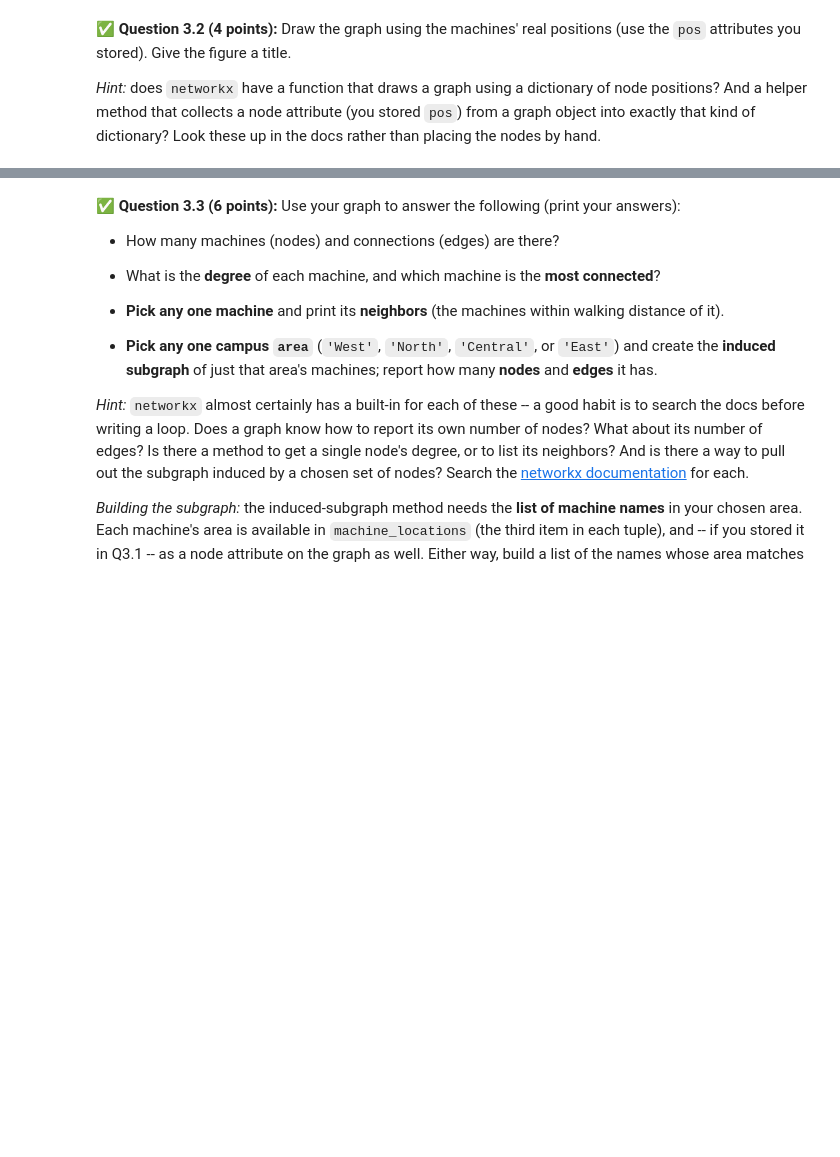
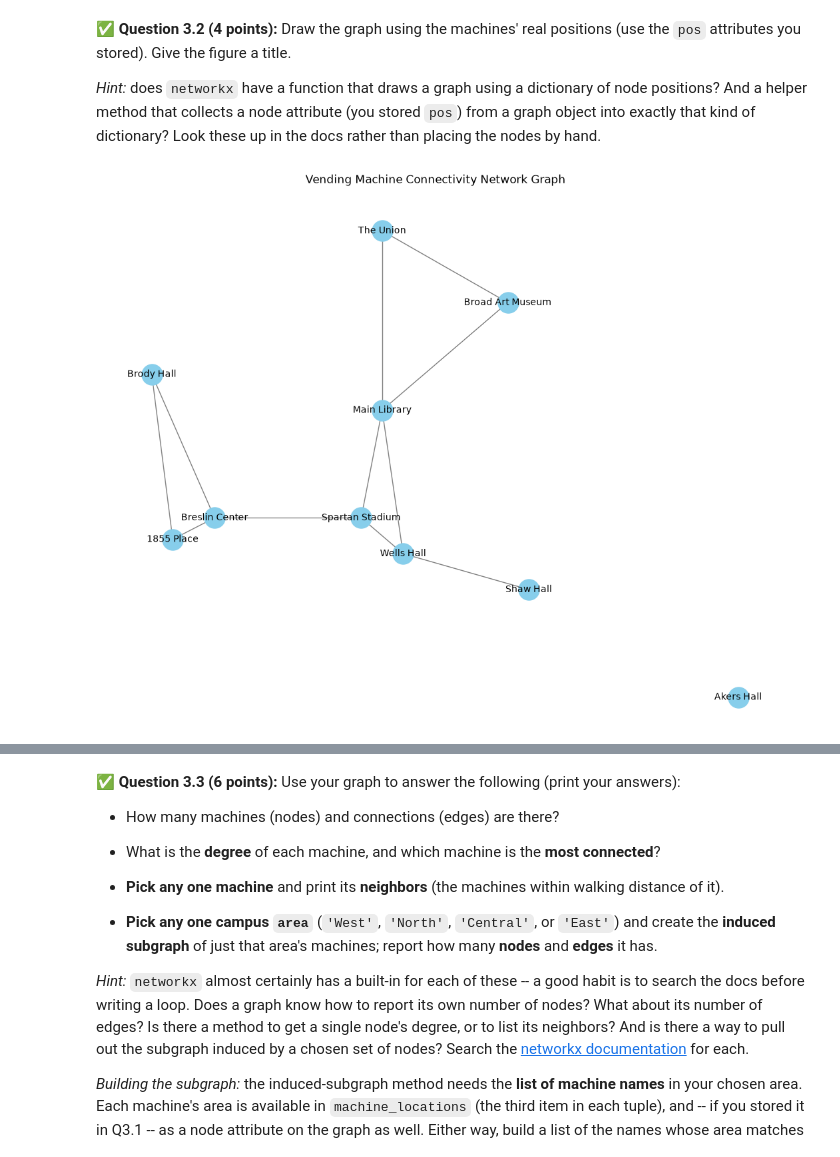
Before and after one commit to camkorson/CMSE202-f26-turnin, a Jupyter notebook: hw_02/HW02-ABMandGraphTheory-STUDENT.ipynb, the cells around one changed output, grey strips where cells are left out. Saved outputs shown, nothing was run; the diff lists cells and outputs as text; code cells hidden in the pictures; blank space fills up the shorter version.

```diff
--- a/hw_02/HW02-ABMandGraphTheory-STUDENT.ipynb
+++ b/hw_02/HW02-ABMandGraphTheory-STUDENT.ipynb
@@ -620,0 +619,24 @@ Print the number of nodes and edges.
+# %%
+import math
+import networkx as nx
+
+G = nx.Graph()
+
+for name, position in machine_locations.items():
+    G.add_node(name, pos=position)
+
+nodes = list(G.nodes(data=True))
+for i in range(len(nodes)):
+    for j in range(i + 1, len(nodes)):
+        name1, attr1 = nodes[i]
+        name2, attr2 = nodes[j]
+
+        # Safely extract only the first two elements (x, y) in case there is extra data like area
+        x1, y1 = attr1["pos"][0], attr1["pos"][1]
+        x2, y2 = attr2["pos"][0], attr2["pos"][1]
+
+        if math.hypot(x2 - x1, y2 - y1) <= 2.0:
+            G.add_edge(name1, name2)
+
+print("Nodes:", G.number_of_nodes())
+print("Edges:", G.number_of_edges())
@@ -633,3 +656,24 @@ attributes you stored). Give the figure a title.
+# %%
+import matplotlib.pyplot as plt
+import networkx as nx
+
+positions = nx.get_node_attributes(G, "pos")
+clean_positions = {node: coords[:2] for node, coords in positions.items()}
+
+plt.figure(figsize=(10, 8))
+nx.draw(
+    G,
+    pos=clean_positions,
+    with_labels=True,
+    node_color="skyblue",
+    node_size=500,
+    edge_color="gray",
+    font_size=10,
+)
+plt.title("Vending Machine Connectivity Network Graph")
+plt.show()
+# %% [output]
+[figure, added]
 # %% [markdown]
 <!-- END QUESTION -->
 <!-- DO NOT MODIFY OR DELETE THIS CELL -->
```
Also changed, not shown: parts of 17 cells of this notebook.
